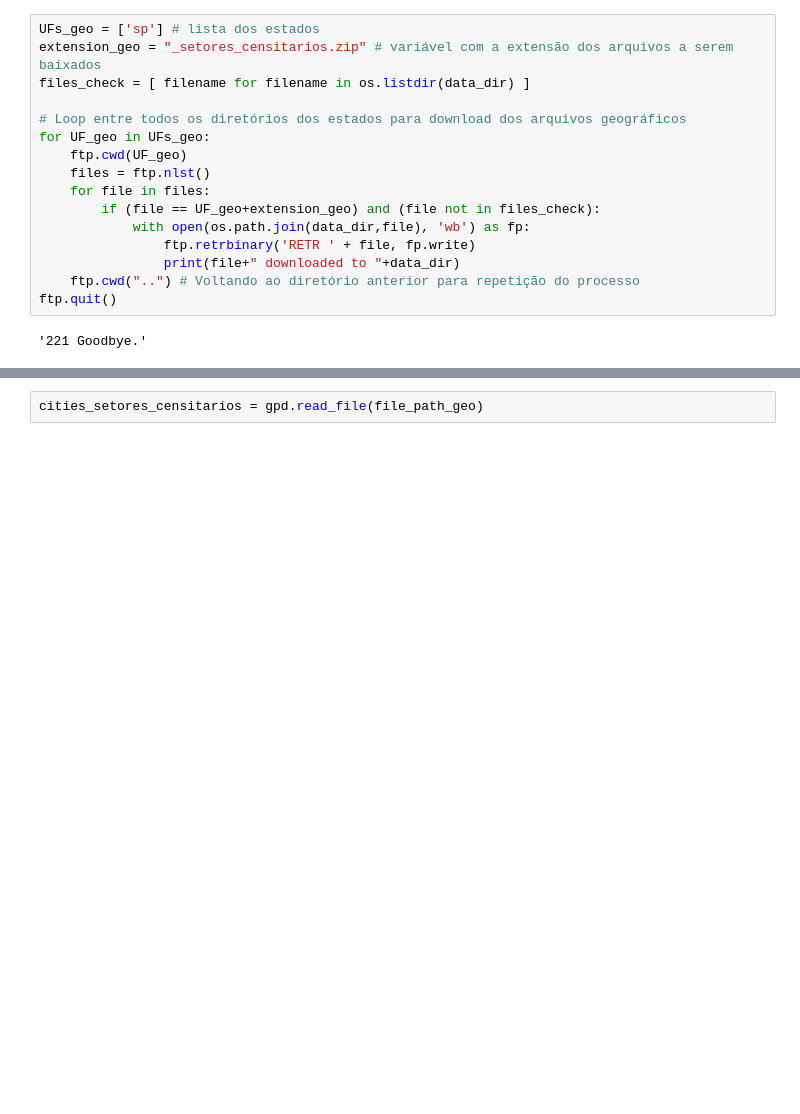
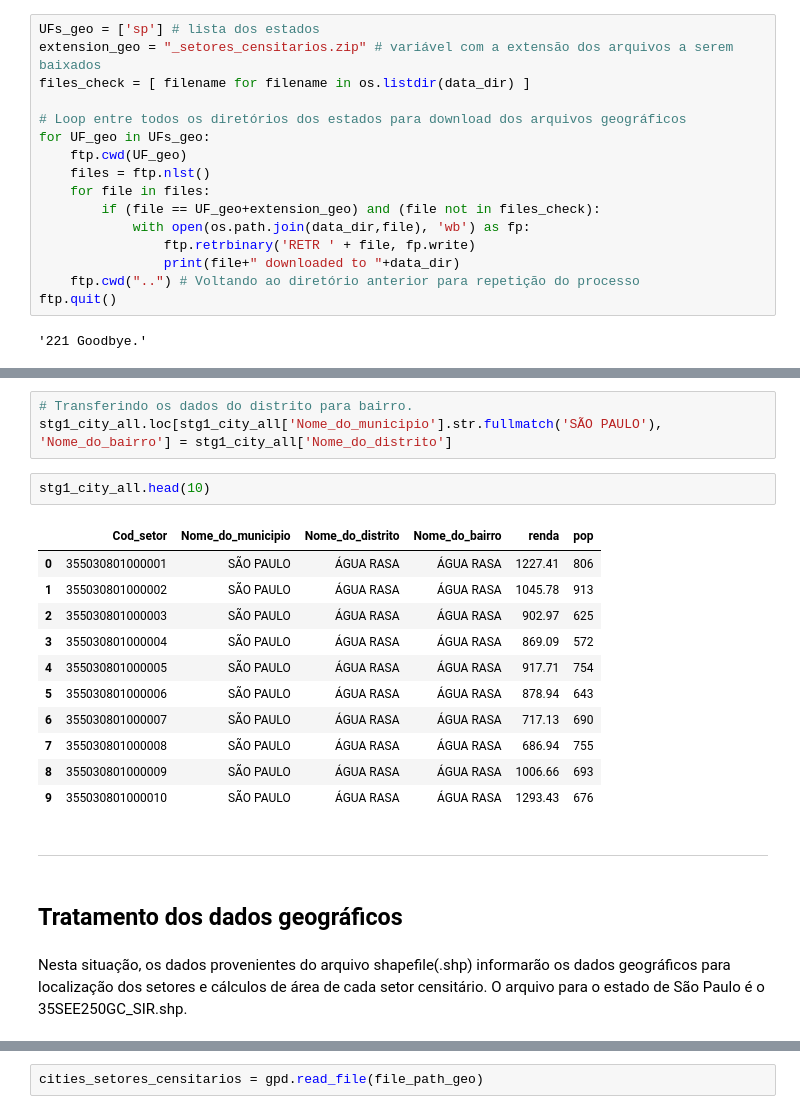
Before and after one commit to gcunharodrigues/uber, a Jupyter notebook: estudos_demograficos_setores_censitarios_v2.ipynb, the cells around one changed output, grey strips where cells are left out. Drawn from its saved outputs; the diff is of its cells as text; blank space fills up the shorter version.

Commit message:
feat: Tratamento de dados geograficos

```diff
--- a/estudos_demograficos_setores_censitarios_v2.ipynb
+++ b/estudos_demograficos_setores_censitarios_v2.ipynb
@@ -289,0 +810,23 @@ print(file_path_geo)
+# %%
+# Transferindo os dados do distrito para bairro.
+stg1_city_all.loc[stg1_city_all['Nome_do_municipio'].str.fullmatch('SÃO PAULO'), 'Nome_do_bairro'] = stg1_city_all['Nome_do_distrito']
+# %%
+stg1_city_all.head(10)
+# %% [output]
+|  | Cod_setor | Nome_do_municipio | Nome_do_distrito | Nome_do_bairro | renda | pop |
+| 0 | 355030801000001 | SÃO PAULO | ÁGUA RASA | ÁGUA RASA | 1227.41 | 806 |
+| 1 | 355030801000002 | SÃO PAULO | ÁGUA RASA | ÁGUA RASA | 1045.78 | 913 |
+| 2 | 355030801000003 | SÃO PAULO | ÁGUA RASA | ÁGUA RASA | 902.97 | 625 |
+| 3 | 355030801000004 | SÃO PAULO | ÁGUA RASA | ÁGUA RASA | 869.09 | 572 |
+| 4 | 355030801000005 | SÃO PAULO | ÁGUA RASA | ÁGUA RASA | 917.71 | 754 |
+| 5 | 355030801000006 | SÃO PAULO | ÁGUA RASA | ÁGUA RASA | 878.94 | 643 |
+| 6 | 355030801000007 | SÃO PAULO | ÁGUA RASA | ÁGUA RASA | 717.13 | 690 |
+| 7 | 355030801000008 | SÃO PAULO | ÁGUA RASA | ÁGUA RASA | 686.94 | 755 |
+| 8 | 355030801000009 | SÃO PAULO | ÁGUA RASA | ÁGUA RASA | 1006.66 | 693 |
+| 9 | 355030801000010 | SÃO PAULO | ÁGUA RASA | ÁGUA RASA | 1293.43 | 676 |
+# %% [markdown]
+---
+# %% [markdown]
+## Tratamento dos dados geográficos
+# %% [markdown]
+Nesta situação, os dados provenientes do arquivo shapefile(.shp) informarão os dados geográficos para localização dos setores e cálculos de área de cada setor censitário. O arquivo para o estado de São Paulo é o 35SEE250GC_SIR.shp.
```
Also changed, not shown: parts of 115 cells of this notebook.
